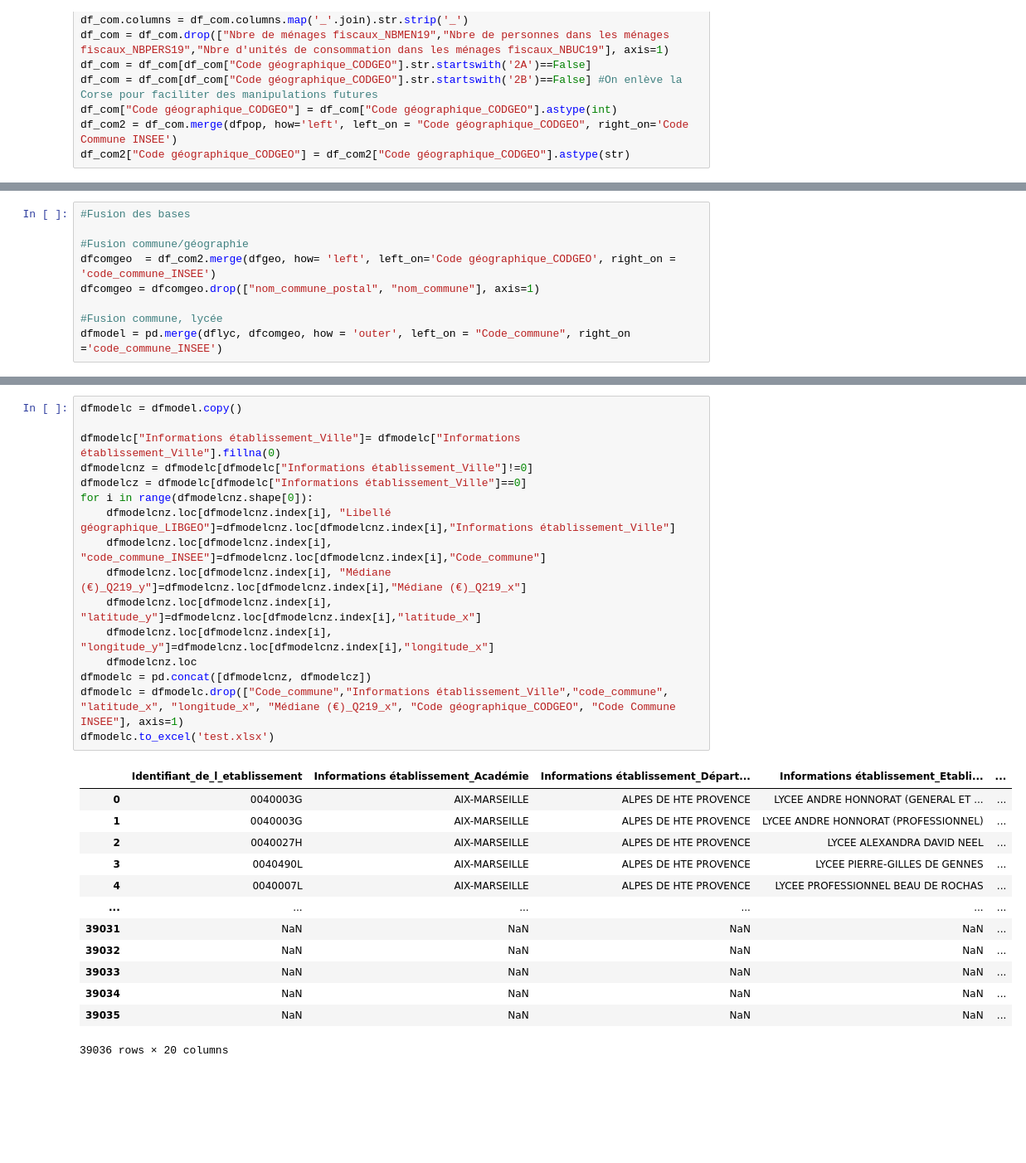
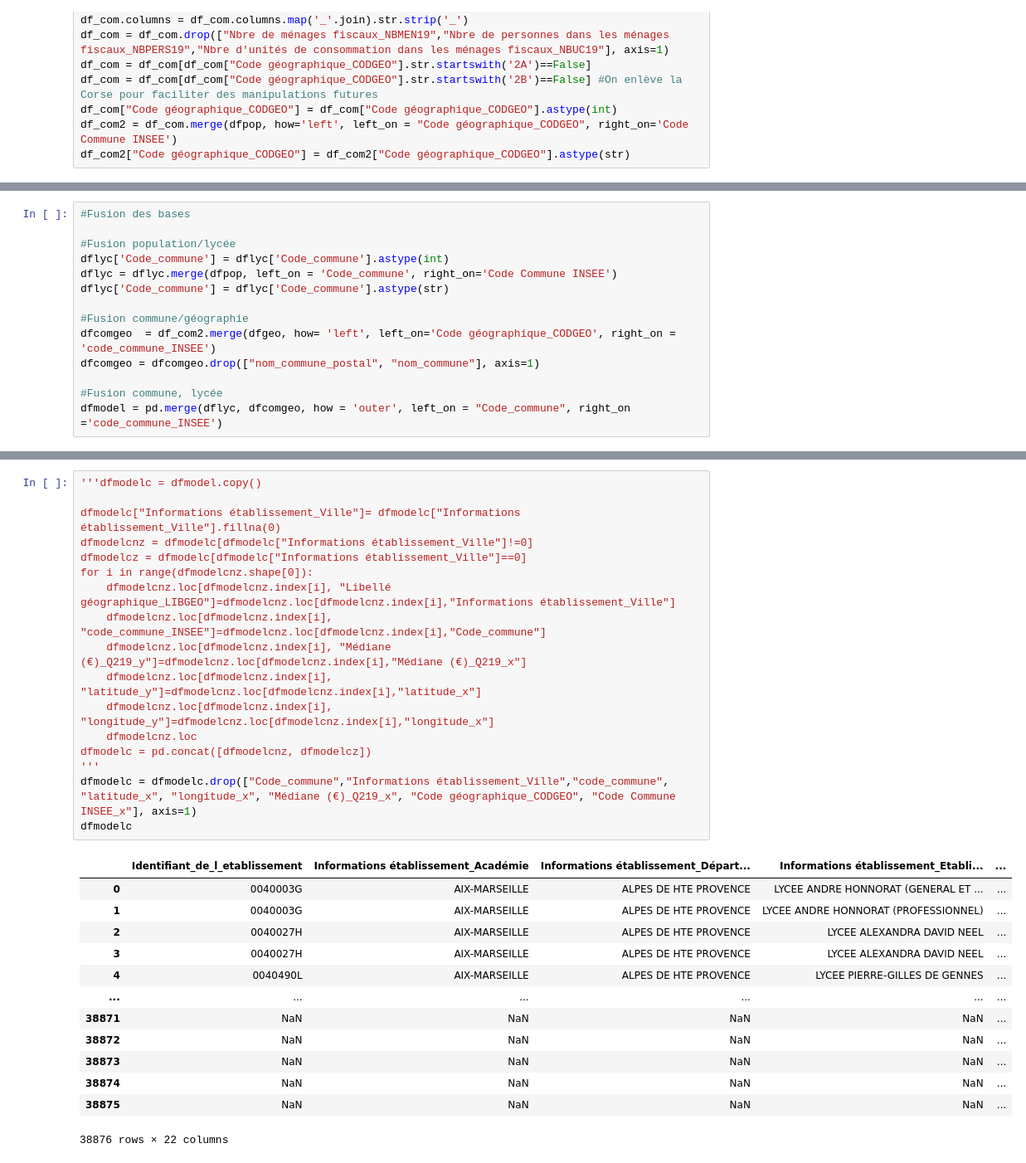
Before and after one commit to Acochepin/Python-2A---AC---JM---RS, a Jupyter notebook: Essais Juliet Proche Voisins.ipynb, the cells around one changed output, grey strips where cells are left out. Shown at 83% size. Drawn from its saved outputs; the diff is of its cells as text; blank space fills up the shorter version.

```diff
--- a/Essais Juliet Proche Voisins.ipynb
+++ b/Essais Juliet Proche Voisins.ipynb
@@ -110,5 +97,10 @@ df_com2["Code géographique_CODGEO"] = df_com2["Code géographique_CODGEO"].asty
 # %%
 #Fusion des bases
+
+#Fusion population/lycée
+dflyc['Code_commune'] = dflyc['Code_commune'].astype(int)
+dflyc = dflyc.merge(dfpop, left_on = 'Code_commune', right_on='Code Commune INSEE')
+dflyc['Code_commune'] = dflyc['Code_commune'].astype(str)
 
 #Fusion commune/géographie
 dfcomgeo  = df_com2.merge(dfgeo, how= 'left', left_on='Code géographique_CODGEO', right_on = 'code_commune_INSEE')
@@ -135,30 +111,31 @@ dfmodel
 # %%
-dfmodelc = dfmodel.copy()
+'''dfmodelc = dfmodel.copy()
 
 dfmodelc["Informations établissement_Ville"]= dfmodelc["Informations établissement_Ville"].fillna(0)
 dfmodelcnz = dfmodelc[dfmodelc["Informations établissement_Ville"]!=0]
 dfmodelcz = dfmodelc[dfmodelc["Informations établissement_Ville"]==0]
 for i in range(dfmodelcnz.shape[0]):
     dfmodelcnz.loc[dfmodelcnz.index[i], "Libellé géographique_LIBGEO"]=dfmodelcnz.loc[dfmodelcnz.index[i],"Informations établissement_Ville"]
     dfmodelcnz.loc[dfmodelcnz.index[i], "code_commune_INSEE"]=dfmodelcnz.loc[dfmodelcnz.index[i],"Code_commune"]
     dfmodelcnz.loc[dfmodelcnz.index[i], "Médiane (€)_Q219_y"]=dfmodelcnz.loc[dfmodelcnz.index[i],"Médiane (€)_Q219_x"]
     dfmodelcnz.loc[dfmodelcnz.index[i], "latitude_y"]=dfmodelcnz.loc[dfmodelcnz.index[i],"latitude_x"]
     dfmodelcnz.loc[dfmodelcnz.index[i], "longitude_y"]=dfmodelcnz.loc[dfmodelcnz.index[i],"longitude_x"]
     dfmodelcnz.loc
 dfmodelc = pd.concat([dfmodelcnz, dfmodelcz])
-dfmodelc = dfmodelc.drop(["Code_commune","Informations établissement_Ville","code_commune", "latitude_x", "longitude_x", "Médiane (€)_Q219_x", "Code géographique_CODGEO", "Code Commune INSEE"], axis=1)
-dfmodelc.to_excel('test.xlsx')
+'''
+dfmodelc = dfmodelc.drop(["Code_commune","Informations établissement_Ville","code_commune", "latitude_x", "longitude_x", "Médiane (€)_Q219_x", "Code géographique_CODGEO", "Code Commune INSEE_x"], axis=1)
+dfmodelc
 # %% [output]
 |  | Identifiant_de_l_etablissement | Informations établissement_Académie | Informations établissement_Départ... | Informations établissement_Etabli... | ... |
 | 0 | 0040003G | AIX-MARSEILLE | ALPES DE HTE PROVENCE | LYCEE ANDRE HONNORAT (GENERAL ET ... | ... |
 | 1 | 0040003G | AIX-MARSEILLE | ALPES DE HTE PROVENCE | LYCEE ANDRE HONNORAT (PROFESSIONNEL) | ... |
 | 2 | 0040027H | AIX-MARSEILLE | ALPES DE HTE PROVENCE | LYCEE ALEXANDRA DAVID NEEL | ... |
-| 3 | 0040490L | AIX-MARSEILLE | ALPES DE HTE PROVENCE | LYCEE PIERRE-GILLES DE GENNES | ... |
-| 4 | 0040007L | AIX-MARSEILLE | ALPES DE HTE PROVENCE | LYCEE PROFESSIONNEL BEAU DE ROCHAS | ... |
+| 3 | 0040027H | AIX-MARSEILLE | ALPES DE HTE PROVENCE | LYCEE ALEXANDRA DAVID NEEL | ... |
+| 4 | 0040490L | AIX-MARSEILLE | ALPES DE HTE PROVENCE | LYCEE PIERRE-GILLES DE GENNES | ... |
 | ... | ... | ... | ... | ... | ... |
-| 39031 | NaN | NaN | NaN | NaN | ... |
-| 39032 | NaN | NaN | NaN | NaN | ... |
-| 39033 | NaN | NaN | NaN | NaN | ... |
-| 39034 | NaN | NaN | NaN | NaN | ... |
-| 39035 | NaN | NaN | NaN | NaN | ... |
+| 38871 | NaN | NaN | NaN | NaN | ... |
+| 38872 | NaN | NaN | NaN | NaN | ... |
+| 38873 | NaN | NaN | NaN | NaN | ... |
+| 38874 | NaN | NaN | NaN | NaN | ... |
+| 38875 | NaN | NaN | NaN | NaN | ... |
-39036 rows × 20 columns
+38876 rows × 22 columns
```
Also changed, not shown: parts of 4 cells of this notebook.
